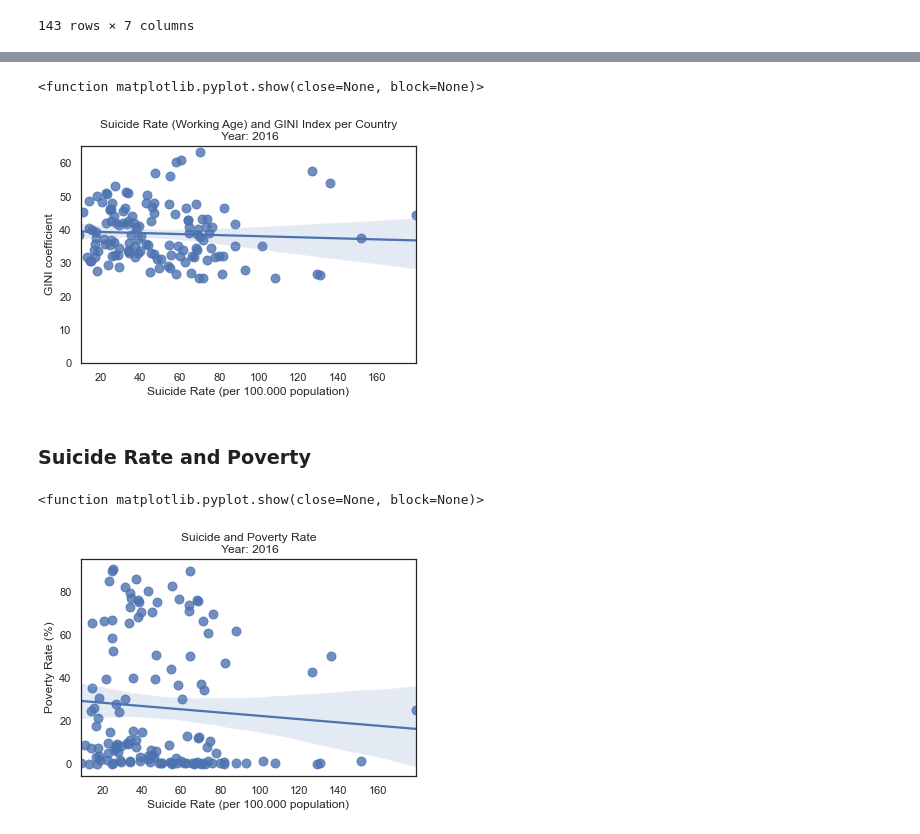
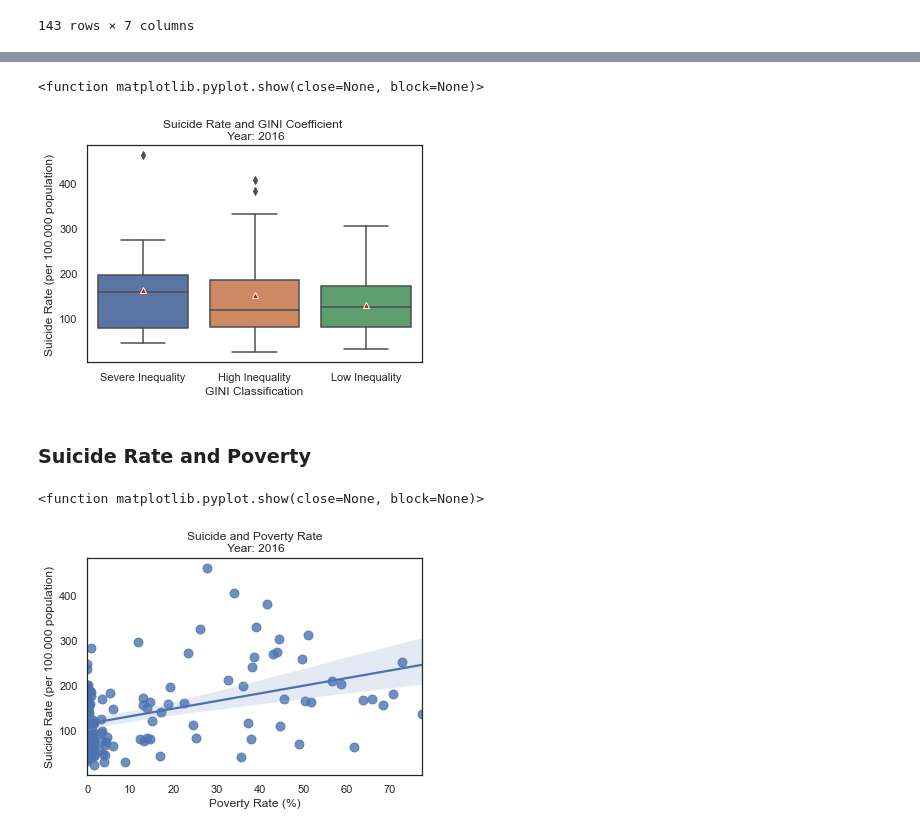
Before and after one commit to mdsi-dsp-at2/eTe-analysis, a Jupyter notebook: analysis/4/suiciderate_socioeconomic.ipynb, the cells around one changed output, grey strips where cells are left out. Cells and saved outputs as stored; diff of their text form; code cells hidden in the pictures.

Commit message:
modify suicide - socioeconomic analysis: using boxplot and using double-quote to enclose the string

```diff
--- a/analysis/4/suiciderate_socioeconomic.ipynb
+++ b/analysis/4/suiciderate_socioeconomic.ipynb
@@ -97,0 +61,26 @@ suiciderate_socioeconomic
+# %%
+#join both data frame for plotting purposes
+suiciderate_socioeconomic = suiciderate_bothsexes_allages.merge(socioeconomic, on="country")
+
+#classify GINI index into Low, High, and Severe
+#(based on classification from WorldBank: ...)
+def gini_classification(gini):
+    '''Classify the countries based on GINI coefficient that represent the severity of inequality in a particular country
+
+       Parameter:
+           gini (decimal) : gini coefficient
+
+       Return:
+           country classification that comprise of low, high, and severe inequality
+    '''
+    if (gini < 40):
+        return "Low Inequality"
+    elif (gini >= 40 and gini < 50):
+        return "High Inequality"
+    else:
+        return "Severe Inequality"
+
+suiciderate_socioeconomic = suiciderate_socioeconomic.\
+    assign(gini_class = lambda x: x["gini_coef"].map(lambda y: gini_classification(y)))
+
+suiciderate_socioeconomic
@@ -98,32 +101,35 @@ suiciderate_socioeconomic
 # %%
 #plotting
-sns.set_theme(style='white')
+sns.set_theme(style="white")
 
-#plot suicide rate with GINI index by country
-sns.regplot(data = suiciderate_socioeconomic, x = 'suicide_rate', y = 'gini_coef', scatter_kws={"s": 80})
-plt.xlim(10, None)
-plt.ylim(0, None)
-plt.title('Suicide Rate (Working Age) and GINI Index per Country\n Year: 2016')
-plt.xlabel('Suicide Rate (per 100.000 population)')
-plt.ylabel('GINI coefficient')
+#plot suicide rate with GINI coefficient
+sns.boxplot(data = suiciderate_socioeconomic,
+            x = "gini_class",
+            y = "suicide_rate",
+            order = ["Severe Inequality","High Inequality","Low Inequality"],
+            showmeans = True,
+            meanprops = {"markerfacecolor":"red", "markeredgecolor":"white"})
+plt.title("Suicide Rate and GINI Coefficient \n Year: 2016")
+plt.xlabel("GINI Classification")
+plt.ylabel("Suicide Rate (per 100.000 population)")
 
 plt.show
 # %% [output]
 <function matplotlib.pyplot.show(close=None, block=None)>
-[figure, old version]
+[figure, new version]
 # %% [markdown]
 ### Suicide Rate and Poverty
 # %%
 #plotting
-sns.set_theme(style='white')
+sns.set_theme(style="white")
 
 #plot suicide rate with poverty rate by country
-sns.regplot(data = suiciderate_socioeconomic, x = 'suicide_rate', y = 'poverty_320', scatter_kws={"s": 80})
-plt.title('Suicide and Poverty Rate\n Year: 2016')
-plt.xlabel('Suicide Rate (per 100.000 population)')
-plt.ylabel('Poverty Rate (%)')
+sns.regplot(data = suiciderate_socioeconomic, x = "poverty_199", y = "suicide_rate", scatter_kws={"s": 80})
+plt.title("Suicide and Poverty Rate\n Year: 2016")
+plt.ylabel("Suicide Rate (per 100.000 population)")
+plt.xlabel("Poverty Rate (%)")
 
 plt.show
 # %% [output]
 <function matplotlib.pyplot.show(close=None, block=None)>
-[figure, old version]
+[figure, new version]
```
Also changed, not shown: parts of 5 cells of this notebook.
